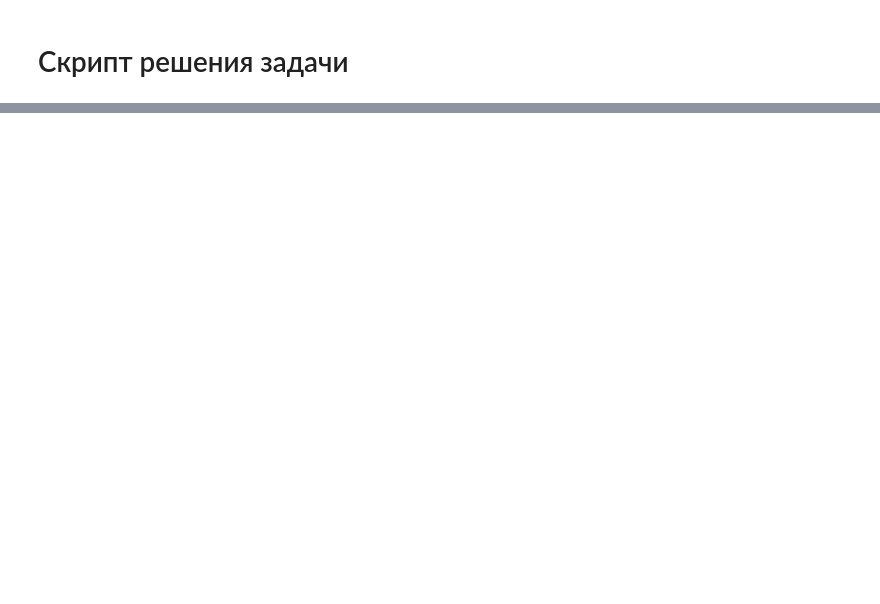
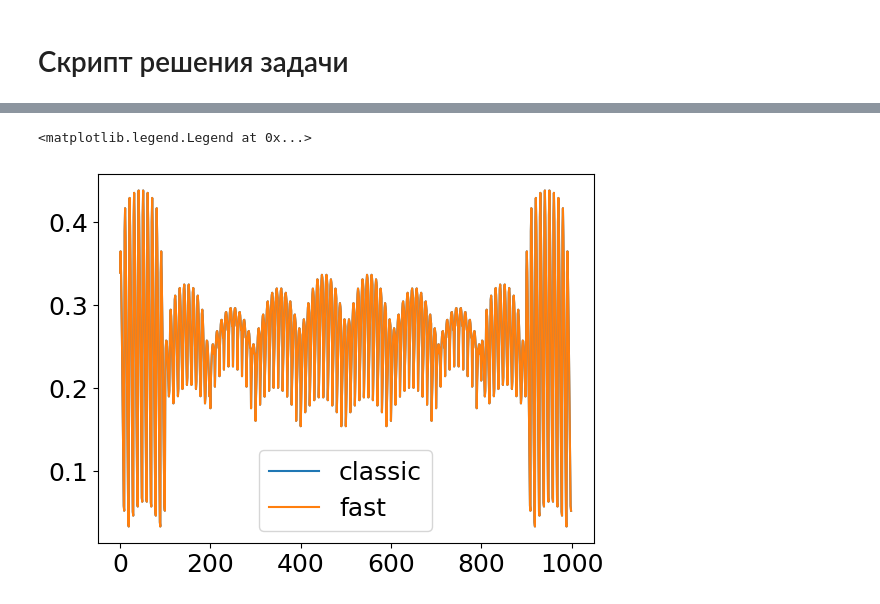
Before and after one commit to qwerty29544/electrodynamics, a Jupyter notebook: src/KernelSpectre.ipynb, the cells around one changed output, grey strips where cells are left out. Saved outputs shown, nothing was run; the diff lists cells and outputs as text; code cells hidden in the pictures; blank space fills up the shorter version.

```diff
--- a/src/KernelSpectre.ipynb
+++ b/src/KernelSpectre.ipynb
@@ -1051,0 +1190,7 @@ plt.legend()
+# %%
+plt.plot(result_mult_classic[..., dim].imag, label = "classic")
+plt.plot(result_mult_fast.reshape(-1, 3)[..., dim].imag, label = "fast")
+plt.legend()
+# %% [output]
+<matplotlib.legend.Legend at 0x...>
+[figure, added]
```
Also changed, not shown: parts of 50 cells of this notebook.
